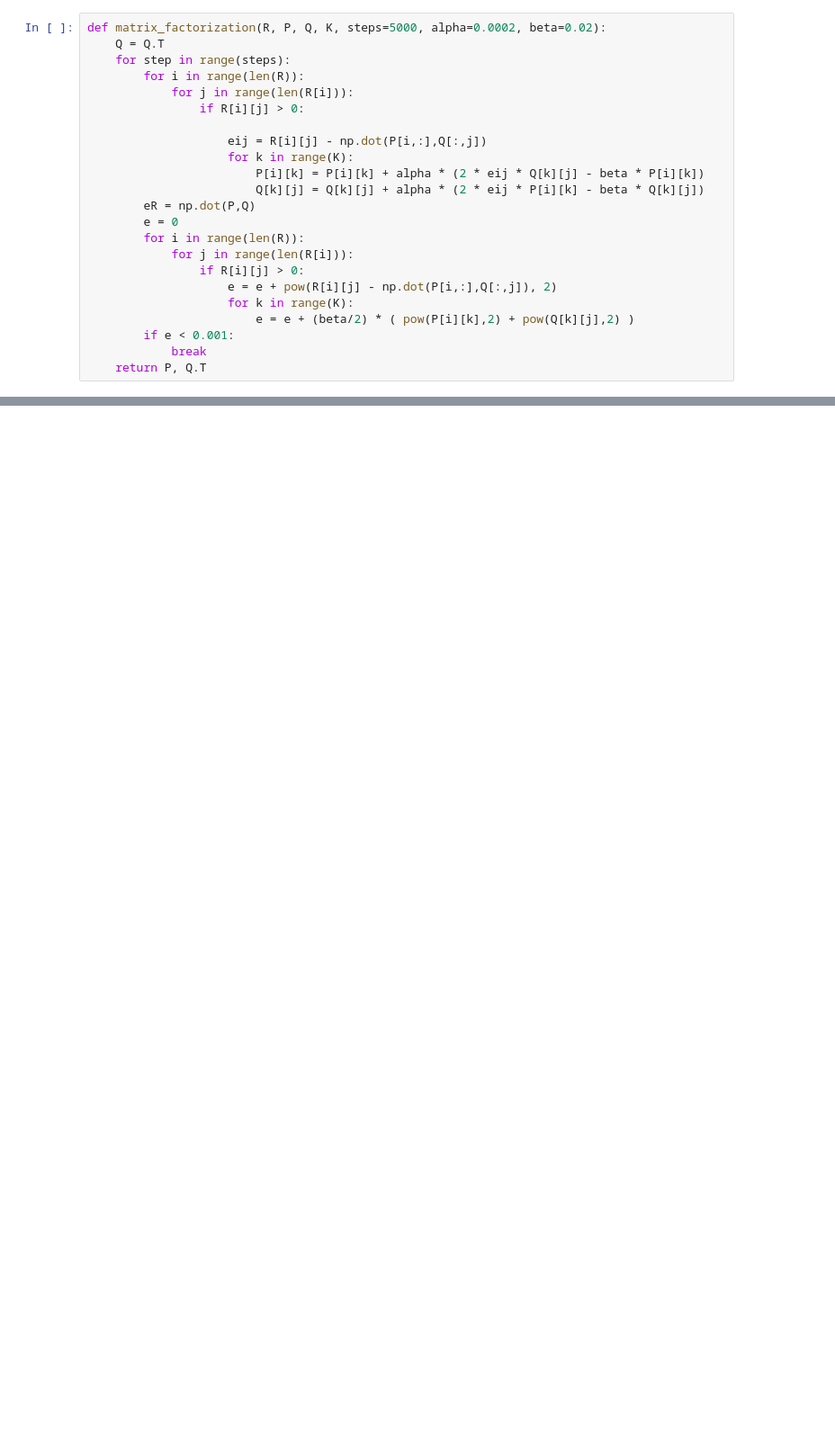
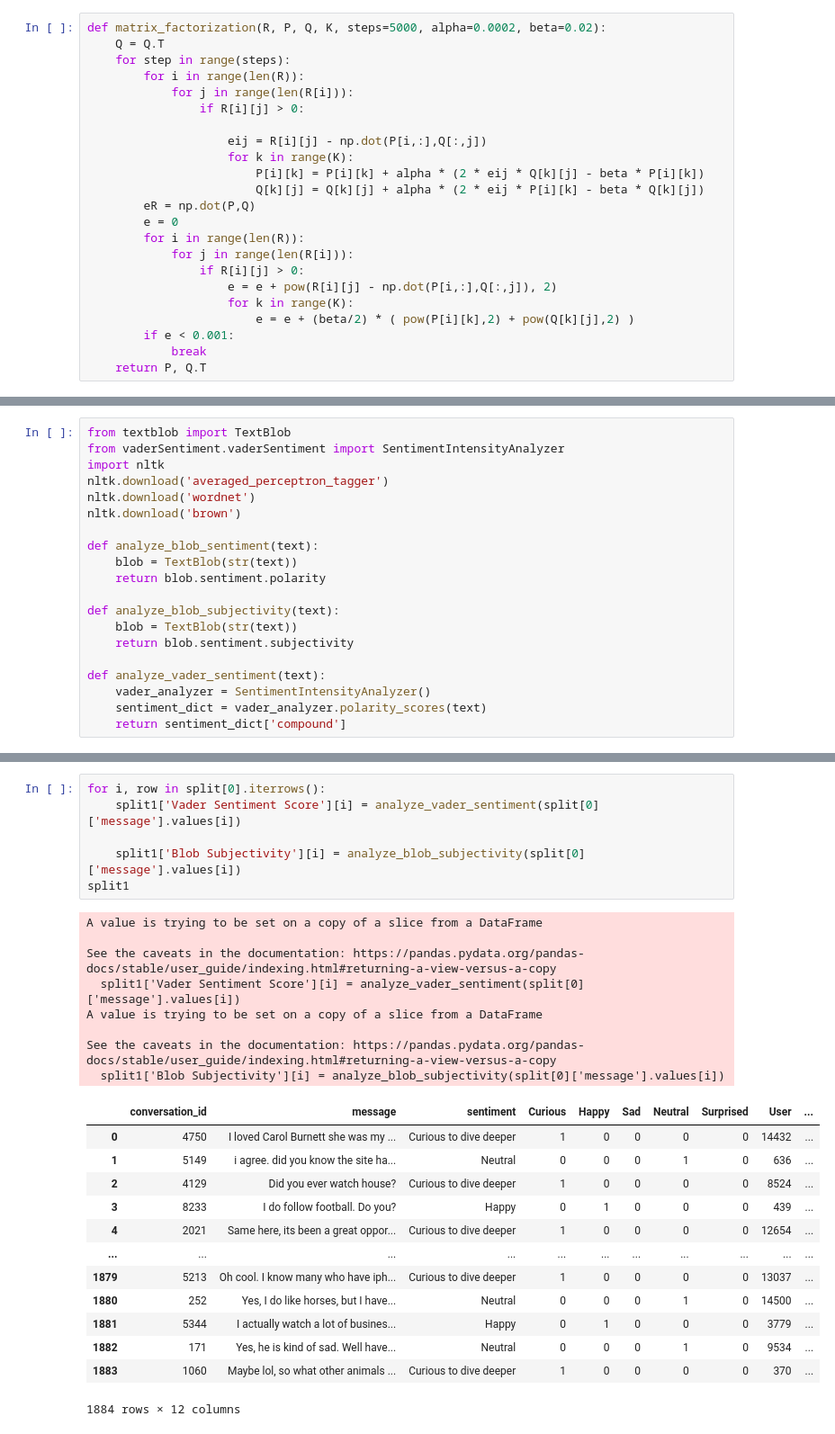
Before and after one commit to kcnair003/treehacks-karmalink, a Jupyter notebook: TopicalDataManipulation.ipynb, the cells around one changed output, grey strips where cells are left out. Shown: that part at 90% size. Cells and saved outputs as stored; diff of their text form; blank space fills up the shorter version.

```diff
--- a/TopicalDataManipulation.ipynb
+++ b/TopicalDataManipulation.ipynb
@@ -140,0 +163,20 @@ nR = np.dot(nP, nQ.T)
+# %%
+from textblob import TextBlob
+from vaderSentiment.vaderSentiment import SentimentIntensityAnalyzer
+import nltk
+nltk.download('averaged_perceptron_tagger')
+nltk.download('wordnet')
+nltk.download('brown')
+
+def analyze_blob_sentiment(text):
+    blob = TextBlob(str(text))
+    return blob.sentiment.polarity
+
+def analyze_blob_subjectivity(text):
+    blob = TextBlob(str(text))
+    return blob.sentiment.subjectivity
+
+def analyze_vader_sentiment(text):
+    vader_analyzer = SentimentIntensityAnalyzer()
+    sentiment_dict = vader_analyzer.polarity_scores(text)
+    return sentiment_dict['compound']
@@ -140,0 +219,28 @@ nR = np.dot(nP, nQ.T)
+# %%
+for i, row in split[0].iterrows():
+    split1['Vader Sentiment Score'][i] = analyze_vader_sentiment(split[0]['message'].values[i])
+
+    split1['Blob Subjectivity'][i] = analyze_blob_subjectivity(split[0]['message'].values[i])
+split1
+# %% [output]
+A value is trying to be set on a copy of a slice from a DataFrame
+
+See the caveats in the documentation: https://pandas.pydata.org/pandas-docs/stable/user_guide/indexing.html#returning-a-view-versus-a-copy
+  split1['Vader Sentiment Score'][i] = analyze_vader_sentiment(split[0]['message'].values[i])
+A value is trying to be set on a copy of a slice from a DataFrame
+
+See the caveats in the documentation: https://pandas.pydata.org/pandas-docs/stable/user_guide/indexing.html#returning-a-view-versus-a-copy
+  split1['Blob Subjectivity'][i] = analyze_blob_subjectivity(split[0]['message'].values[i])
+|  | conversation_id | message | sentiment | Curious | Happy | Sad | Neutral | Surprised | User | ... |
+| 0 | 4750 | I loved Carol Burnett she was my ... | Curious to dive deeper | 1 | 0 | 0 | 0 | 0 | 14432 | ... |
+| 1 | 5149 | i agree. did you know the site ha... | Neutral | 0 | 0 | 0 | 1 | 0 | 636 | ... |
+| 2 | 4129 | Did you ever watch house? | Curious to dive deeper | 1 | 0 | 0 | 0 | 0 | 8524 | ... |
+| 3 | 8233 | I do follow football. Do you? | Happy | 0 | 1 | 0 | 0 | 0 | 439 | ... |
+| 4 | 2021 | Same here, its been a great oppor... | Curious to dive deeper | 1 | 0 | 0 | 0 | 0 | 12654 | ... |
+| ... | ... | ... | ... | ... | ... | ... | ... | ... | ... | ... |
+| 1879 | 5213 | Oh cool. I know many who have iph... | Curious to dive deeper | 1 | 0 | 0 | 0 | 0 | 13037 | ... |
+| 1880 | 252 | Yes, I do like horses, but I have... | Neutral | 0 | 0 | 0 | 1 | 0 | 14500 | ... |
+| 1881 | 5344 | I actually watch a lot of busines... | Happy | 0 | 1 | 0 | 0 | 0 | 3779 | ... |
+| 1882 | 171 | Yes, he is kind of sad. Well have... | Neutral | 0 | 0 | 0 | 1 | 0 | 9534 | ... |
+| 1883 | 1060 | Maybe lol, so what other animals ... | Curious to dive deeper | 1 | 0 | 0 | 0 | 0 | 370 | ... |
+1884 rows × 12 columns
```
Also changed, not shown: parts of 25 cells of this notebook.
